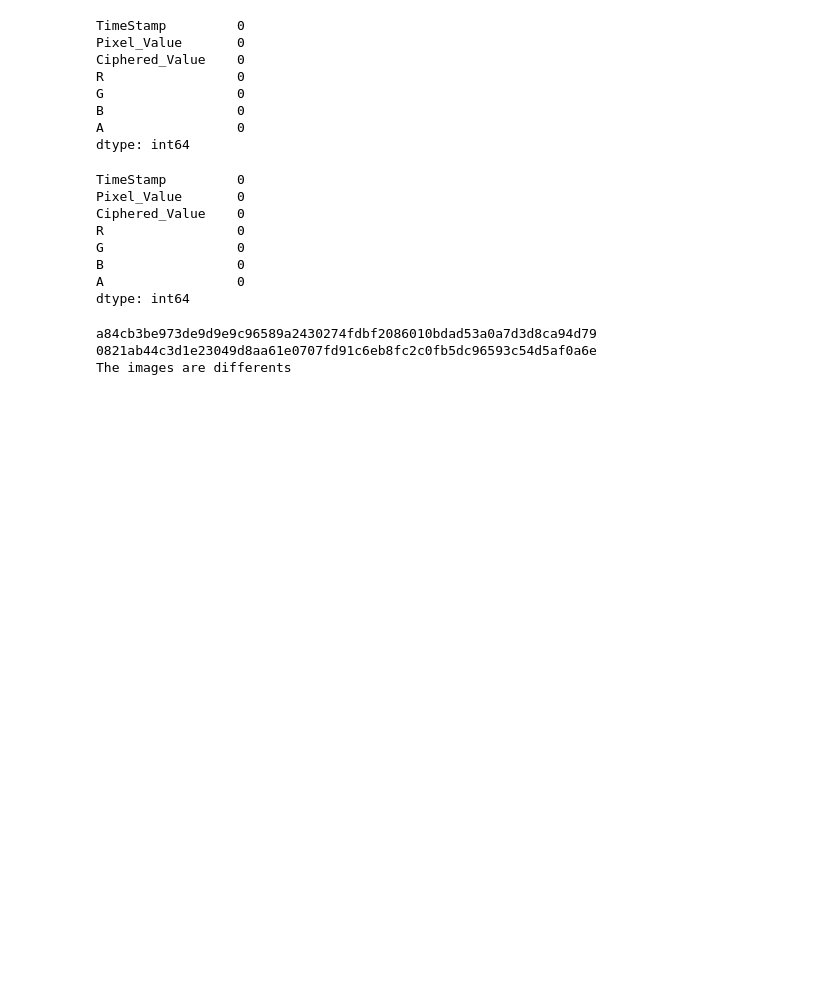
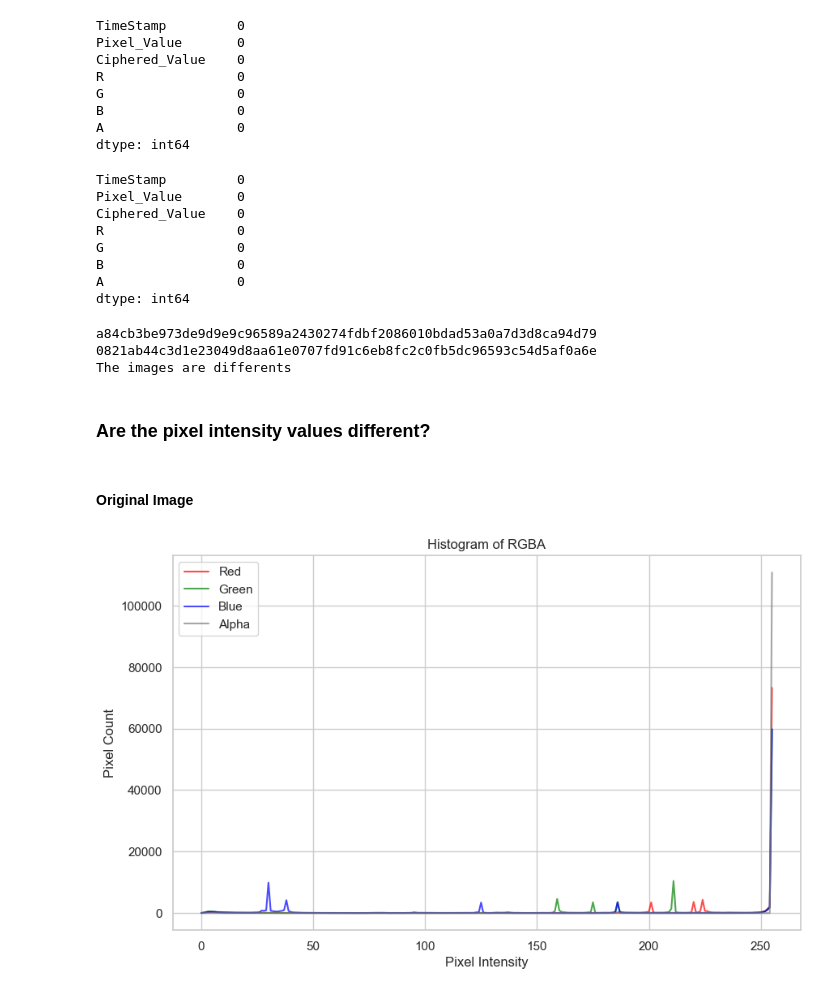
Before and after one commit to Adr4563/Algorithm-RSA, a Jupyter notebook: jupyter.ipynb, the cells around one changed output. Saved outputs shown, nothing was run; the diff lists cells and outputs as text; code cells hidden in the pictures; blank space fills up the shorter version.

```diff
--- a/jupyter.ipynb
+++ b/jupyter.ipynb
@@ -273,3 +273,53 @@ print("The images are differents")
 a84cb3be973de9d9e9c96589a2430274fdbf2086010bdad53a0a7d3d8ca94d79
 0821ab44c3d1e23049d8aa61e0707fd91c6eb8fc2c0fb5dc96593c54d5af0a6e
 The images are differents
+# %% [markdown]
+### **Are the pixel intensity values different?**
+# %% [markdown]
+#### **Original Image**
+# %%
+# Rutas de las imágenes
+# path1 = r'C:\Users\user\Redes\Criptografy_RSA-AES\C_and_D_png\homero.png'
+# path2 = r'C:\Users\user\Redes\Criptografy_RSA-AES\C_and_D_png\resultados\cifrado.png'
+from PIL import Image
+import numpy as np
+import matplotlib.pyplot as plt
+
+# Open image
+image_path = r'C:\Users\user\Redes\Criptografy_RSA-AES\C_and_D_png\homero.png'
+image = Image.open(image_path)
+
+# Image to numpy array
+image_array = np.array(image)
+
+# RGBA or RGB
+if image_array.shape[2] == 4:
+    has_alpha = True
+else:
+    has_alpha = False
+
+# Calcular los histogramas para RGB y Alfa si está presente
+histogram_r = np.histogram(image_array[:, :, 0], bins=256, range=(0, 256))[0]
+histogram_g = np.histogram(image_array[:, :, 1], bins=256, range=(0, 256))[0]
+histogram_b = np.histogram(image_array[:, :, 2], bins=256, range=(0, 256))[0]
+
+if has_alpha:
+    histogram_a = np.histogram(image_array[:, :, 3], bins=256, range=(0, 256))[0]
+
+# Histogram
+plt.figure(figsize=(10, 6))
+plt.title('Histogram of RGBA')
+plt.xlabel('Pixel Intensity')
+plt.ylabel('Pixel Count')
+plt.plot(histogram_r, color='red', alpha=0.7, label='Red')
+plt.plot(histogram_g, color='green', alpha=0.7, label='Green')
+plt.plot(histogram_b, color='blue', alpha=0.7, label='Blue')
+
+if has_alpha:
+    plt.plot(histogram_a, color='gray', alpha=0.7, label='Alpha')
+
+plt.legend()
+plt.grid(True)
+plt.show()
+# %% [output]
+[figure, added]
```
Also changed, not shown: parts of 18 cells of this notebook, 6 other files.
